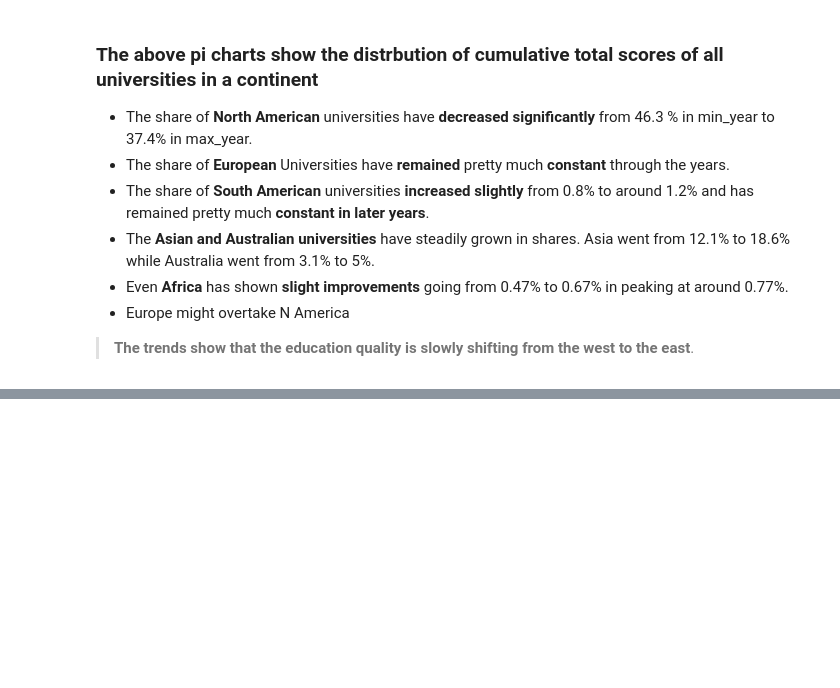
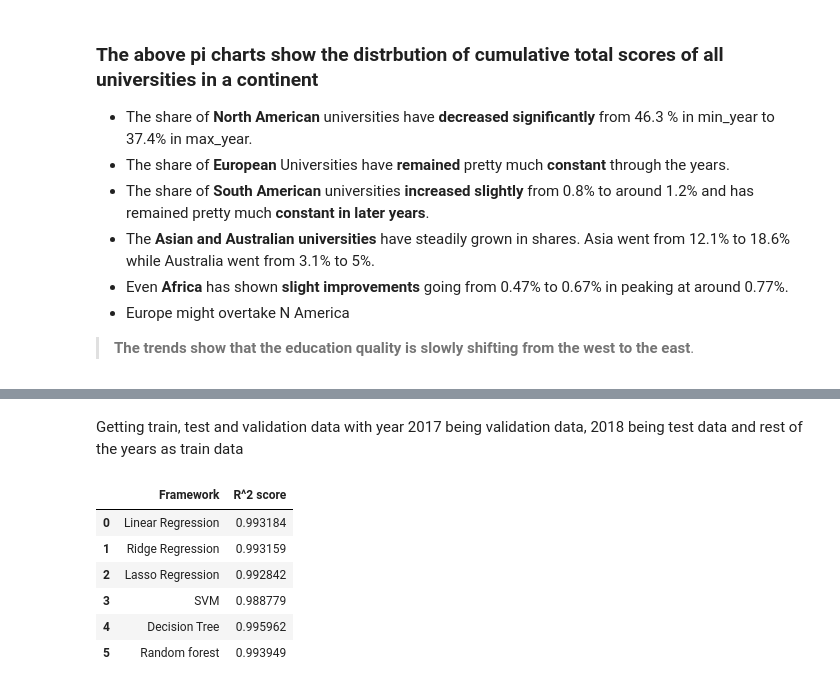
Before and after one commit to kalp121212/DS203_Project, a Jupyter notebook: Shanghai_EDA.ipynb, the cells around one changed output, grey strips where cells are left out. Drawn from its saved outputs; the diff is of its cells as text; code cells hidden in the pictures; blank space fills up the shorter version.

```diff
--- a/Shanghai_EDA.ipynb
+++ b/Shanghai_EDA.ipynb
@@ -487,0 +608,2 @@ plt.show()
+# %% [markdown]
+Getting train, test and validation data with year 2017 being validation data, 2018 being test data and rest of the years as train data
@@ -487,0 +663,19 @@ plt.show()
+# %%
+results=pd.DataFrame()
+
+results=results.append({"Framework":"Linear Regression","R^2 score":prediction(LinearRegression,test)},ignore_index=True)
+results=results.append({"Framework":"Ridge Regression","R^2 score":prediction(Ridge,test)},ignore_index=True)
+results=results.append({"Framework":"Lasso Regression","R^2 score":prediction(Lasso,test)},ignore_index=True)
+results=results.append({"Framework":"SVM","R^2 score":prediction(svm.SVR,test)},ignore_index=True)
+results=results.append({"Framework":"Decision Tree","R^2 score":prediction(DecisionTreeRegressor,test)},ignore_index=True)
+results=results.append({"Framework":"Random forest","R^2 score":prediction(RandomForestRegressor,test)},ignore_index=True)
+
+results
+# %% [output]
+|  | Framework | R^2 score |
+| 0 | Linear Regression | 0.993184 |
+| 1 | Ridge Regression | 0.993159 |
+| 2 | Lasso Regression | 0.992842 |
+| 3 | SVM | 0.988779 |
+| 4 | Decision Tree | 0.995962 |
+| 5 | Random forest | 0.993949 |
```
Also changed, not shown: parts of 15 cells of this notebook.
